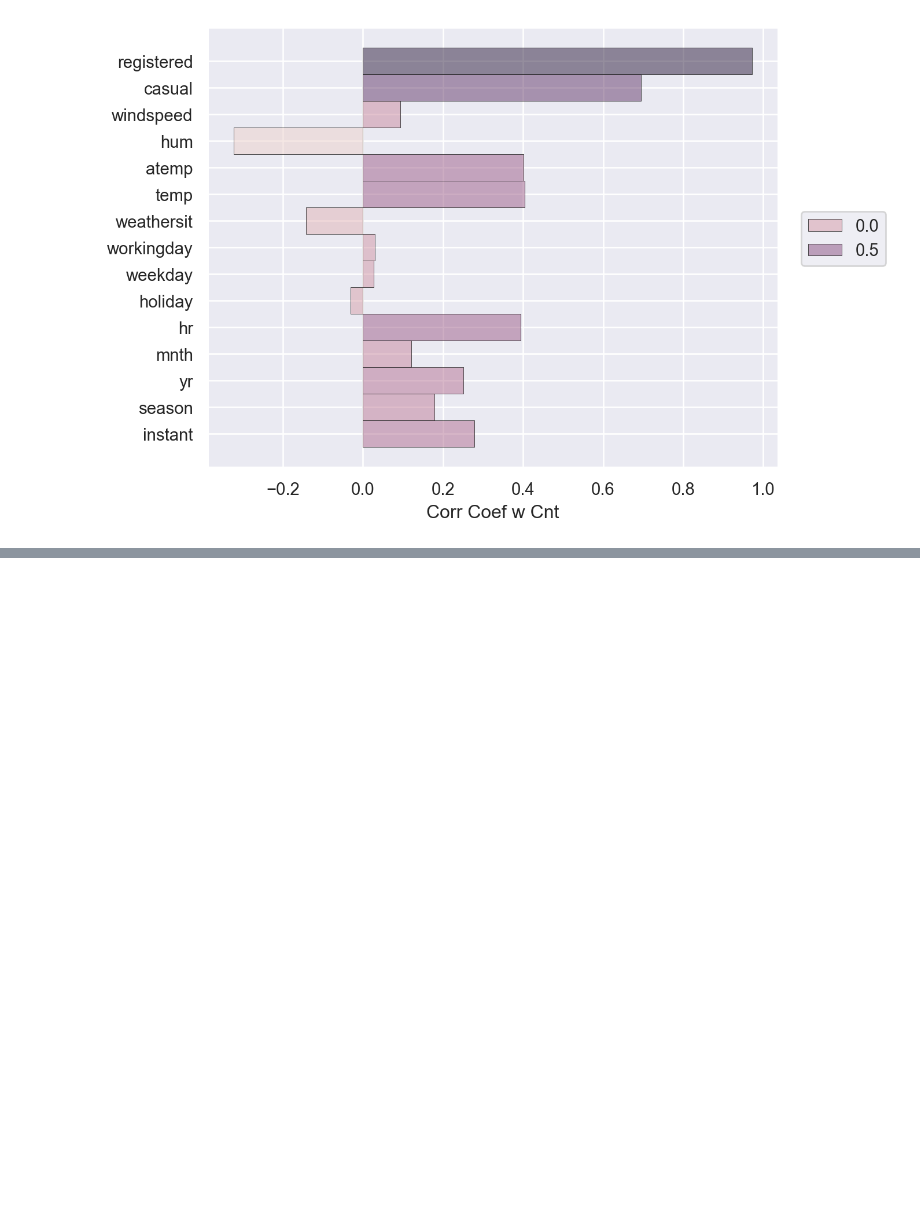
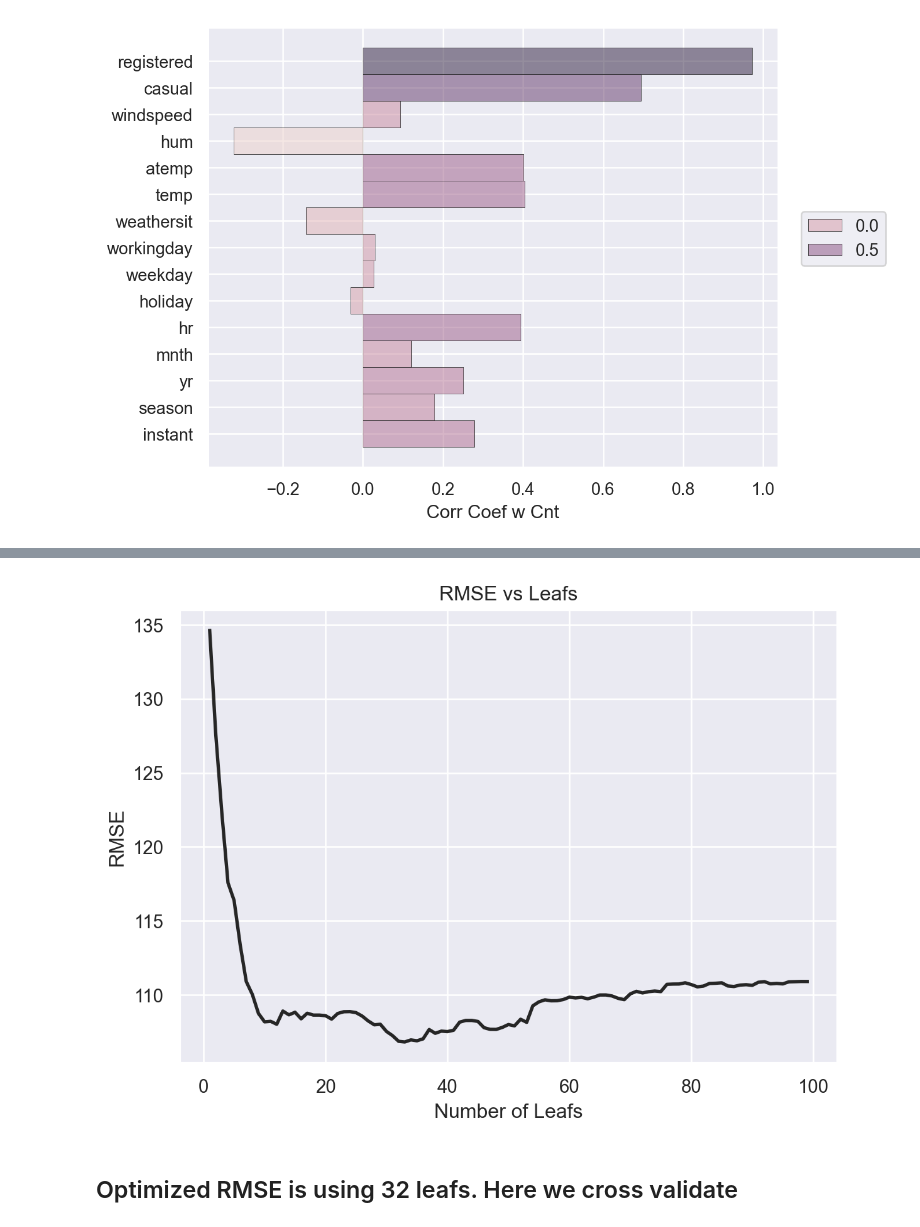
Before and after one commit to Mschaid/bike_predictions, a Jupyter notebook: notebooks/bike_eda.ipynb, the cells around one changed output, grey strips where cells are left out. Drawn from its saved outputs; the diff is of its cells as text; code cells hidden in the pictures; blank space fills up the shorter version.

```diff
--- a/notebooks/bike_eda.ipynb
+++ b/notebooks/bike_eda.ipynb
@@ -55,0 +88,2 @@ corr_cnt
+# %%
+train, test = train_test_split(bikes.processed_data, test_size = 0.2, random_state = 42)
@@ -55,0 +119,9 @@ corr_cnt
+# %%
+leafs = range(1,100,1)
+leafs_rmse = []
+
+for leaf in leafs:
+    dt = DecisionTreeRegressor(min_samples_leaf = leaf).fit(train[bikes.features], train[bikes.target])
+    dt_predictions = dt.predict(test[bikes.features])
+    rmse = mean_squared_error(test[bikes.target], dt_predictions, squared = False)
+    leafs_rmse.append(rmse)
@@ -55,0 +146,11 @@ corr_cnt
+# %%
+(
+    so.Plot(x = leafs, y = leafs_rmse)
+    .add(so.Lines(color='k', linewidth=2))
+    .label(x='Number of Leafs', y='RMSE', title='RMSE vs Leafs')
+
+)
+# %% [output]
+[figure, added]
+# %% [markdown]
+## Optimized RMSE is using 32 leafs. Here we cross validate
```
Also changed, not shown: parts of 17 cells of this notebook, 5 other files.
